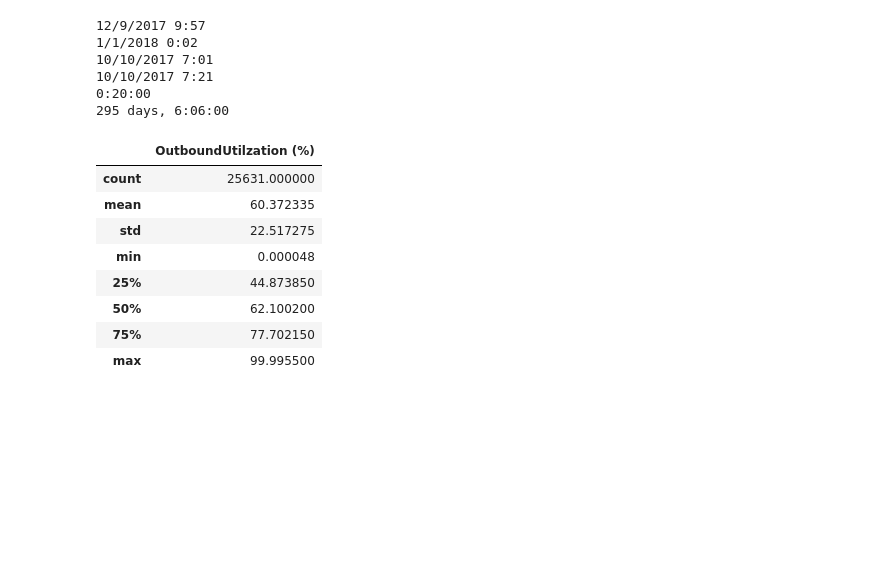
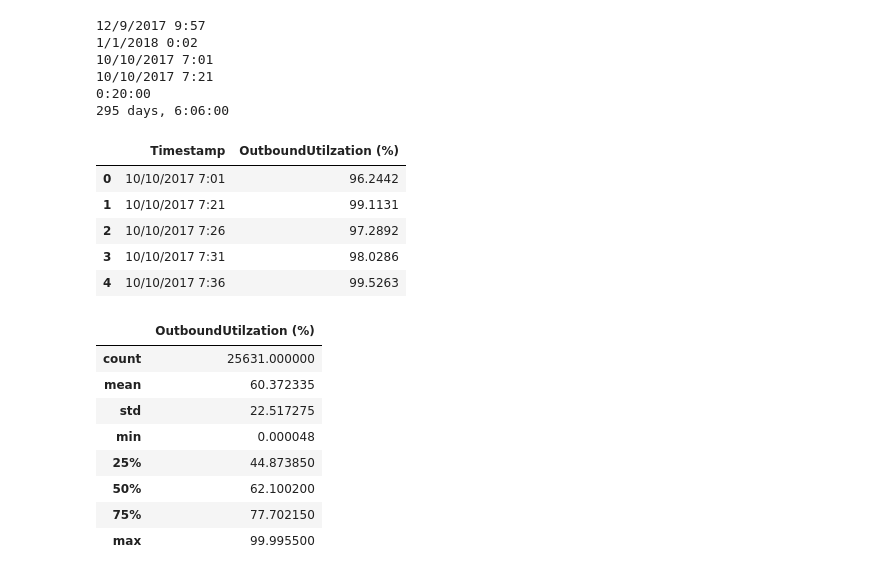
Before and after one commit to AlesKas/DIP, a Jupyter notebook: network_analytics.ipynb, the cells around one changed output. Cells and saved outputs as stored; diff of their text form; code cells hidden in the pictures; blank space fills up the shorter version.

```diff
--- a/network_analytics.ipynb
+++ b/network_analytics.ipynb
@@ -40,6 +40,15 @@ print(datetime.datetime.strptime(network_analytics['Timestamp'][len(network_anal
 10/10/2017 7:21
 0:20:00
 295 days, 6:06:00
+# %%
+network_analytics.head()
+# %% [output]
+|  | Timestamp | OutboundUtilzation (%) |
+| 0 | 10/10/2017 7:01 | 96.2442 |
+| 1 | 10/10/2017 7:21 | 99.1131 |
+| 2 | 10/10/2017 7:26 | 97.2892 |
+| 3 | 10/10/2017 7:31 | 98.0286 |
+| 4 | 10/10/2017 7:36 | 99.5263 |
 # %%
 network_analytics.describe()
 # %% [output]
```
Also changed, not shown: parts of 3 cells of this notebook, 2 other files.
